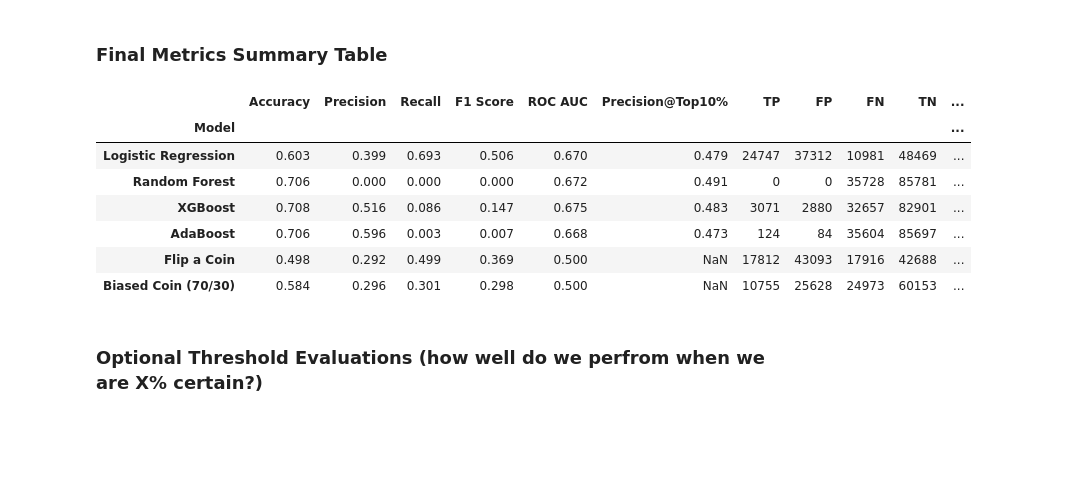
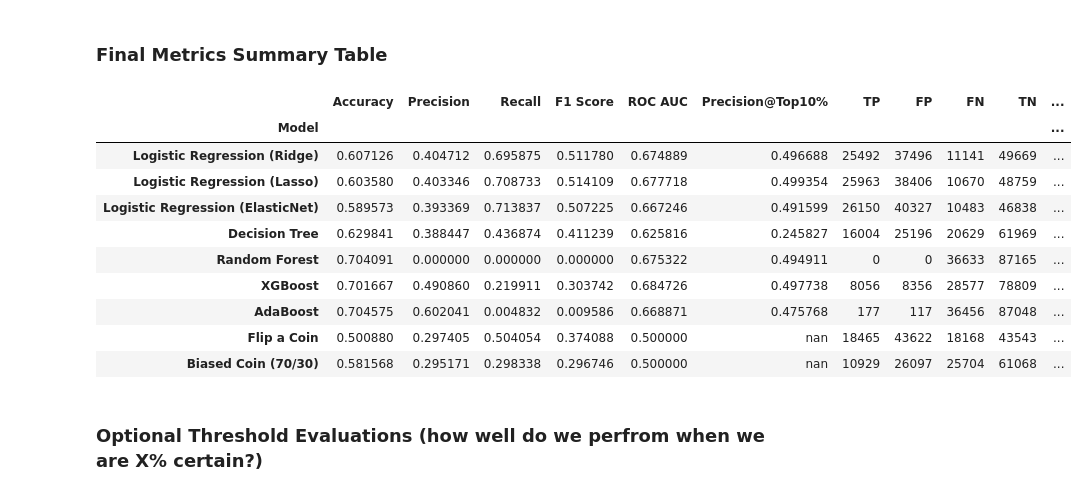
Before and after one commit to aspirou55/DonorsChoose, a Jupyter notebook: ClassificationModels_DonorsChoose.ipynb, the cells around one changed output. Saved outputs shown, nothing was run; the diff lists cells and outputs as text; code cells hidden in the pictures; blank space fills up the shorter version.

```diff
--- a/ClassificationModels_DonorsChoose.ipynb
+++ b/ClassificationModels_DonorsChoose.ipynb
@@ -324,7 +307,7 @@ print("Cutoff date for 80/20 split:", cutoff_date)
 df_model = df_merged.copy()
 target_col = 'fully_funded'
 
-columns_to_drop = ['projectid', 'date_posted', 'fully_funded']
+columns_to_drop = ['projectid', 'date_posted', 'fully_funded', 'year_posted']
 feature_cols = [col for col in df_model.columns if col not in columns_to_drop]
 
 # Apply masks to split data
@@ -334,7 +317,6 @@ y_train = df_model.loc[train_mask, target_col]
 X_test = df_model.loc[test_mask, feature_cols]
 y_test = df_model.loc[test_mask, target_col]
 
-# Output info
 print(f"Train shape: {X_train.shape}, Test shape: {X_test.shape}")
 print(f"Target distribution in train:\n{y_train.value_counts(normalize=True)}")
 # %% [output]
@@ -348,8 +421,10 @@ Name: proportion, dtype: float64
 # %% [markdown]
 ### Create Column Transformer for automated feature encoding
 # %%
-numeric_features = X_train.select_dtypes(include=['int64', 'float64', 'bool']).columns.tolist()
-categorical_features = X_train.select_dtypes(include=['object']).columns.tolist()
+numeric_features = X_train.select_dtypes(include=['int64', 'float64']).columns.tolist()
+bool_features = X_train.select_dtypes(include=['bool']).columns.tolist()
+categorical_features = X_train.select_dtypes(include=['object', 'category']).columns.tolist()
+categorical_features += bool_features  # treat bools as categoricals
 
 #separate out any ordinal features for ordinal encoding rather than one-hot encoding for the other categorical columns
 ordinal_features = ['poverty_level']
@@ -360,3 +435,7 @@ preprocessor = ColumnTransformer(transformers=[
     ('cat', OneHotEncoder(handle_unknown='ignore'), categorical_features),
     ('ord', OrdinalEncoder(), ordinal_features)
 ])
+
+print("Numeric:", numeric_features, '\n')
+print("Categorical (OneHot):", categorical_features, '\n')
+print("Ordinal:", ordinal_features)
@@ -472,17 +593,21 @@ KeyboardInterrupt:
 ### Plug Optimal Hyperparameters from Grid Search into final models. Then run cross validation and/or test on final holdout set and report metrics
 # %%
 # Run the gridsearch block above this one first to get the best hyperparameters for each model then plug in and cross-validate
+# The last two "coin flip" models are "dummy" baseline models for use-case comparisons
 models = {
-    "Logistic Regression": LogisticRegression(C=0.01, class_weight='balanced', penalty='l2', solver='lbfgs', random_state=42),
-    "Random Forest": RandomForestClassifier(max_depth=8, max_features='sqrt', min_samples_leaf=50, min_samples_split=50,
-                                            n_estimators=100, random_state=42),
-    "XGBoost": XGBClassifier(colsample_bytree=0.8, learning_rate=0.05, max_depth=3, n_estimators=100, subsample=1.0, random_state=42),
+    "Logistic Regression (Ridge)": LogisticRegression(C=10, class_weight='balanced', penalty='l2', solver='lbfgs', random_state=42),
+    "Logistic Regression (Lasso)": LogisticRegression(C=0.1, class_weight='balanced', penalty='l1', solver='liblinear', random_state=42),
+    "Logistic Regression (ElasticNet)": LogisticRegression(C=1, class_weight='balanced', penalty='elasticnet', solver='saga', random_state=42, l1_ratio=0.1),
+    "Decision Tree": DecisionTreeClassifier(random_state=42, max_depth=8, min_samples_split=10, min_samples_leaf=50),
+    "Random Forest": RandomForestClassifier(max_depth=8, max_features='sqrt', min_samples_leaf=20, min_samples_split=10,
+                                            n_estimators=200, random_state=42),
+    "XGBoost": XGBClassifier(colsample_bytree=1.0, learning_rate=0.3, max_depth=3, n_estimators=200, subsample=1.0, random_state=42),
     "AdaBoost": AdaBoostClassifier(estimator=DecisionTreeClassifier(max_depth=1), learning_rate=0.1, n_estimators=50, random_state=42),
     "Flip a Coin": DummyClassifier(strategy='uniform', random_state=42),
     "Biased Coin (70/30)": BiasedCoinClassifier(random_state=42)
 }
 
-# Dictionary to collect test set metrics per model
+# Dictionary to collect test set metrics for each model
 results = {
     'Model': [],
     'Accuracy': [],
@@ -654,23 +783,39 @@ plt.show()
 # %%
 pd.set_option("display.precision", 3)
 
-# order columns for readability
 ordered_cols = [
     'Accuracy', 'Precision', 'Recall', 'F1 Score', 'ROC AUC', 'Precision@Top10%',
     'TP', 'FP', 'FN', 'TN',
     'num_Projects_flagged_for_review', 'fraction_Projects_flagged_for_review'
 ]
 
-display(results_df[ordered_cols])
+# Define highlighting logic
+metrics_to_max = [
+    'Accuracy', 'Precision', 'Recall', 'F1 Score', 'ROC AUC',
+    'Precision@Top10%', 'TP', 'TN'
+]
+
+metrics_to_min = [
+    'FP', 'FN'
+]
+
+styled = results_df[ordered_cols].style\
+    .highlight_max(subset=metrics_to_max, color='lightgreen')\
+    .highlight_min(subset=metrics_to_min, color='lightcoral')
+
+display(styled)
 # %% [output]
 |  | Accuracy | Precision | Recall | F1 Score | ROC AUC | Precision@Top10% | TP | FP | FN | TN | ... |
 | Model |  |  |  |  |  |  |  |  |  |  | ... |
-| Logistic Regression | 0.603 | 0.399 | 0.693 | 0.506 | 0.670 | 0.479 | 24747 | 37312 | 10981 | 48469 | ... |
-| Random Forest | 0.706 | 0.000 | 0.000 | 0.000 | 0.672 | 0.491 | 0 | 0 | 35728 | 85781 | ... |
-| XGBoost | 0.708 | 0.516 | 0.086 | 0.147 | 0.675 | 0.483 | 3071 | 2880 | 32657 | 82901 | ... |
-| AdaBoost | 0.706 | 0.596 | 0.003 | 0.007 | 0.668 | 0.473 | 124 | 84 | 35604 | 85697 | ... |
-| Flip a Coin | 0.498 | 0.292 | 0.499 | 0.369 | 0.500 | NaN | 17812 | 43093 | 17916 | 42688 | ... |
-| Biased Coin (70/30) | 0.584 | 0.296 | 0.301 | 0.298 | 0.500 | NaN | 10755 | 25628 | 24973 | 60153 | ... |
+| Logistic Regression (Ridge) | 0.607126 | 0.404712 | 0.695875 | 0.511780 | 0.674889 | 0.496688 | 25492 | 37496 | 11141 | 49669 | ... |
+| Logistic Regression (Lasso) | 0.603580 | 0.403346 | 0.708733 | 0.514109 | 0.677718 | 0.499354 | 25963 | 38406 | 10670 | 48759 | ... |
+| Logistic Regression (ElasticNet) | 0.589573 | 0.393369 | 0.713837 | 0.507225 | 0.667246 | 0.491599 | 26150 | 40327 | 10483 | 46838 | ... |
+| Decision Tree | 0.629841 | 0.388447 | 0.436874 | 0.411239 | 0.625816 | 0.245827 | 16004 | 25196 | 20629 | 61969 | ... |
+| Random Forest | 0.704091 | 0.000000 | 0.000000 | 0.000000 | 0.675322 | 0.494911 | 0 | 0 | 36633 | 87165 | ... |
+| XGBoost | 0.701667 | 0.490860 | 0.219911 | 0.303742 | 0.684726 | 0.497738 | 8056 | 8356 | 28577 | 78809 | ... |
+| AdaBoost | 0.704575 | 0.602041 | 0.004832 | 0.009586 | 0.668871 | 0.475768 | 177 | 117 | 36456 | 87048 | ... |
+| Flip a Coin | 0.500880 | 0.297405 | 0.504054 | 0.374088 | 0.500000 | nan | 18465 | 43622 | 18168 | 43543 | ... |
+| Biased Coin (70/30) | 0.581568 | 0.295171 | 0.298338 | 0.296746 | 0.500000 | nan | 10929 | 26097 | 25704 | 61068 | ... |
 # %% [markdown]
 ### Optional Threshold Evaluations (how well do we perfrom when we are X% certain?)
 # %%
```
Also changed, not shown: parts of 38 cells of this notebook.
